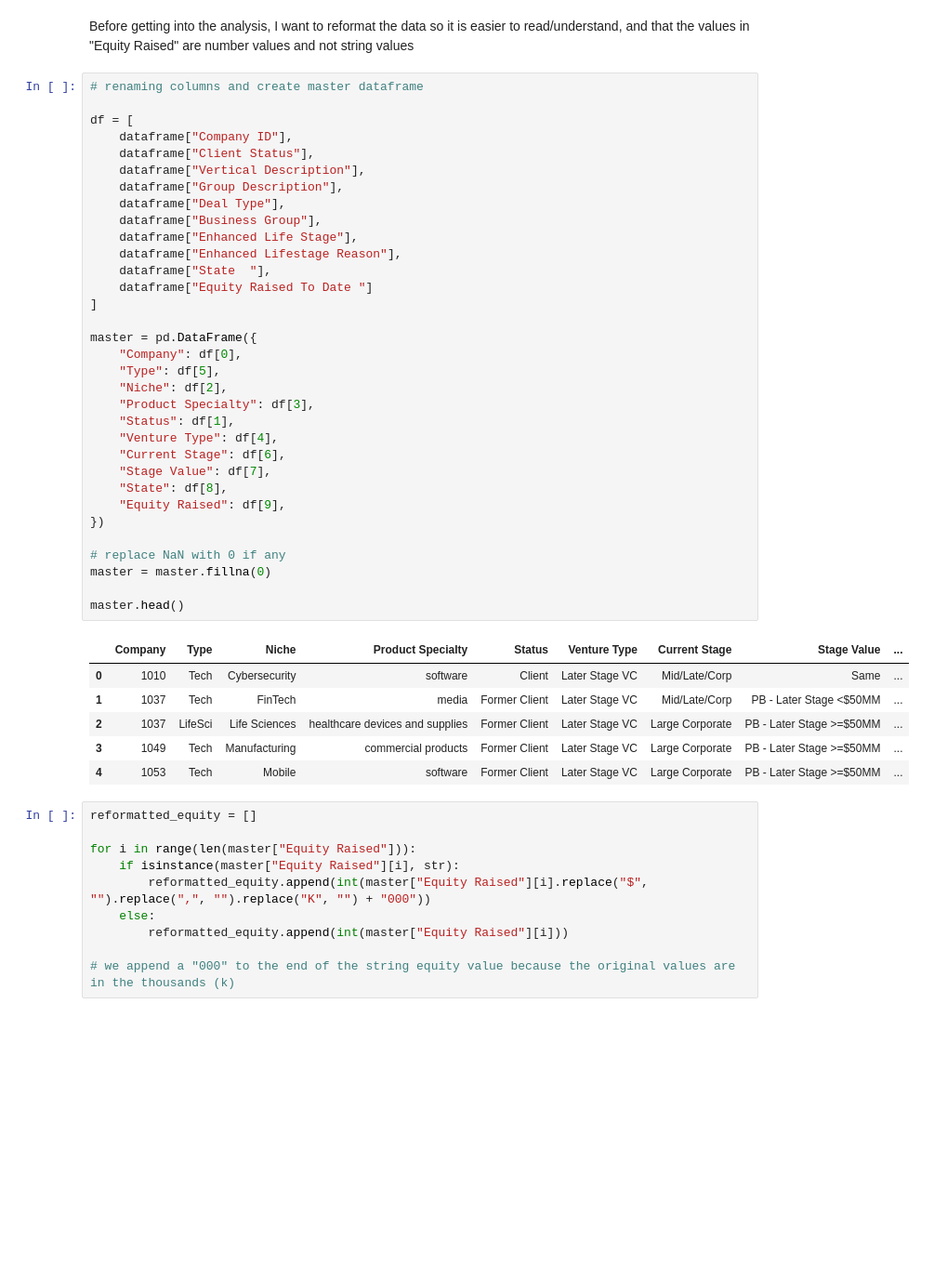
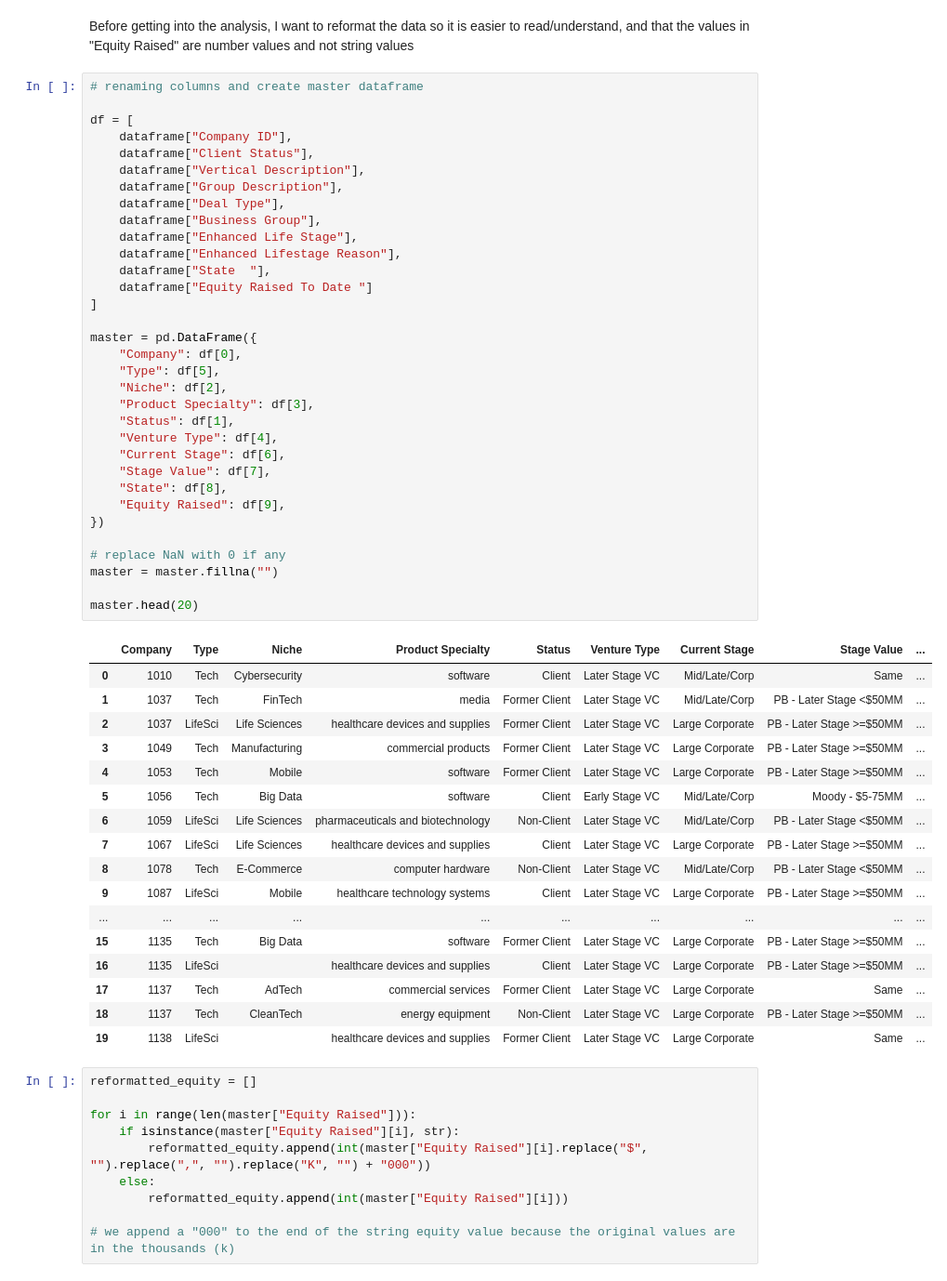
Before and after one commit to gianmillare/Enterprise-Data-Analysis, a Jupyter notebook: market_share_analysis.ipynb, the cells around one changed output. Shown at 93% size. Cells and saved outputs as stored; diff of their text form; blank space fills up the shorter version.

```diff
--- a/market_share_analysis.ipynb
+++ b/market_share_analysis.ipynb
@@ -44,35 +44,46 @@ df = [
     dataframe["Deal Type"],
     dataframe["Business Group"],
     dataframe["Enhanced Life Stage"],
     dataframe["Enhanced Lifestage Reason"],
     dataframe["State  "],
     dataframe["Equity Raised To Date "]
 ]
 
 master = pd.DataFrame({
     "Company": df[0],
     "Type": df[5],
     "Niche": df[2],
     "Product Specialty": df[3],
     "Status": df[1],
     "Venture Type": df[4],
     "Current Stage": df[6],
     "Stage Value": df[7],
     "State": df[8],
     "Equity Raised": df[9],
 })
 
 # replace NaN with 0 if any
-master = master.fillna(0)
+master = master.fillna("")
 
-master.head()
+master.head(20)
 # %% [output]
 |  | Company | Type | Niche | Product Specialty | Status | Venture Type | Current Stage | Stage Value | ... |
 | 0 | 1010 | Tech | Cybersecurity | software | Client | Later Stage VC | Mid/Late/Corp | Same | ... |
 | 1 | 1037 | Tech | FinTech | media | Former Client | Later Stage VC | Mid/Late/Corp | PB - Later Stage <$50MM | ... |
 | 2 | 1037 | LifeSci | Life Sciences | healthcare devices and supplies | Former Client | Later Stage VC | Large Corporate | PB - Later Stage >=$50MM | ... |
 | 3 | 1049 | Tech | Manufacturing | commercial products | Former Client | Later Stage VC | Large Corporate | PB - Later Stage >=$50MM | ... |
 | 4 | 1053 | Tech | Mobile | software | Former Client | Later Stage VC | Large Corporate | PB - Later Stage >=$50MM | ... |
+| 5 | 1056 | Tech | Big Data | software | Client | Early Stage VC | Mid/Late/Corp | Moody - $5-75MM | ... |
+| 6 | 1059 | LifeSci | Life Sciences | pharmaceuticals and biotechnology | Non-Client | Later Stage VC | Mid/Late/Corp | PB - Later Stage <$50MM | ... |
+| 7 | 1067 | LifeSci | Life Sciences | healthcare devices and supplies | Client | Later Stage VC | Large Corporate | PB - Later Stage >=$50MM | ... |
+| 8 | 1078 | Tech | E-Commerce | computer hardware | Non-Client | Later Stage VC | Mid/Late/Corp | PB - Later Stage <$50MM | ... |
+| 9 | 1087 | LifeSci | Mobile | healthcare technology systems | Client | Later Stage VC | Large Corporate | PB - Later Stage >=$50MM | ... |
+| ... | ... | ... | ... | ... | ... | ... | ... | ... | ... |
+| 15 | 1135 | Tech | Big Data | software | Former Client | Later Stage VC | Large Corporate | PB - Later Stage >=$50MM | ... |
+| 16 | 1135 | LifeSci |  | healthcare devices and supplies | Client | Later Stage VC | Large Corporate | PB - Later Stage >=$50MM | ... |
+| 17 | 1137 | Tech | AdTech | commercial services | Former Client | Later Stage VC | Large Corporate | Same | ... |
+| 18 | 1137 | Tech | CleanTech | energy equipment | Non-Client | Later Stage VC | Large Corporate | PB - Later Stage >=$50MM | ... |
+| 19 | 1138 | LifeSci |  | healthcare devices and supplies | Former Client | Later Stage VC | Large Corporate | Same | ... |
 # %%
 reformatted_equity = []
 
```
Also changed, not shown: parts of 8 cells of this notebook.
